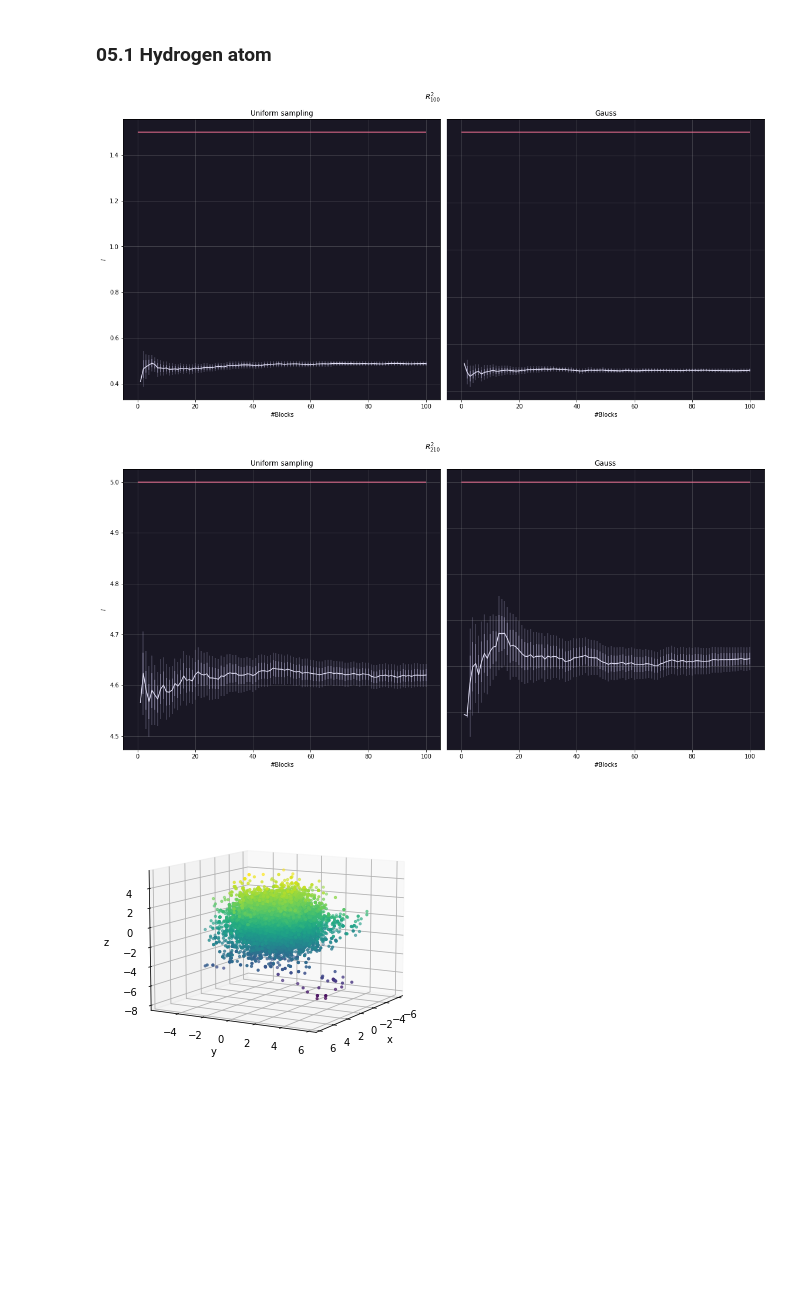
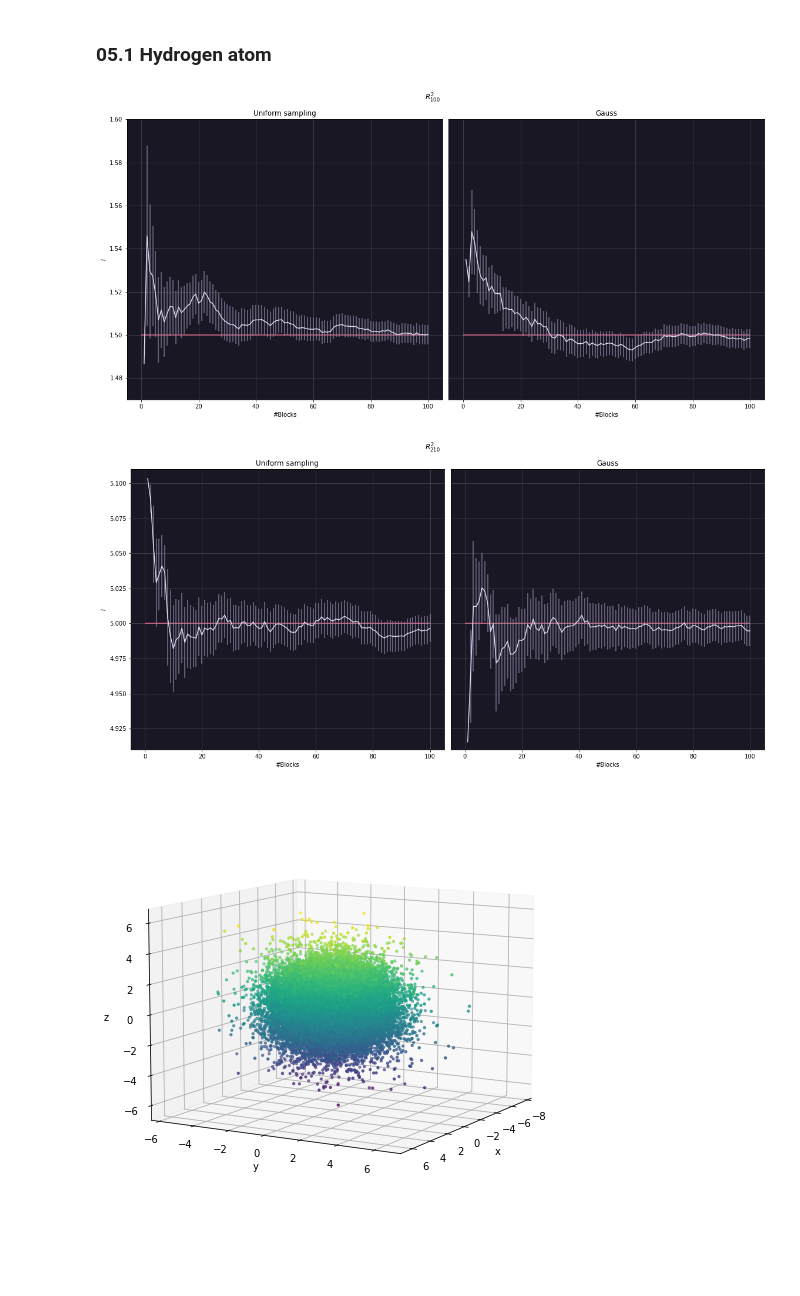
Before and after one commit to ormfav/LsnDavideVallenzasca, a Jupyter notebook: 05/051.ipynb, the cells around one changed output. Drawn from its saved outputs; the diff is of its cells as text; code cells hidden in the pictures; blank space fills up the shorter version.

```diff
--- a/05/051.ipynb
+++ b/05/051.ipynb
@@ -35,8 +35,11 @@ er2 = "#6e6a86" #second error bar
 fig=plt.figure(figsize=(16, 8))
 plt.suptitle('$R^2_{100}$', weight='bold')
 
+y_inf=1.47
+y_sup=1.6
+
 #uniform
-data = np.genfromtxt("out/051-r2_100_unif.csv", delimiter=",", skip_header=1)
+data = np.genfromtxt("out/051-r_100_unif.csv", delimiter=",", skip_header=1)
 x=data[:,0]
 y=data[:,3]
 e=data[:,4]
@@ -44,12 +47,11 @@ e=data[:,4]
 plt.subplot(121)
 fig.axes[0].set_facecolor(stb)
 
-#plt.ylim(y_inf,y_sup)
+plt.ylim(y_inf,y_sup)
 plt.hlines(1.5,0, 100,color=rde)
 #plt.hlines(1.5,0, conf["N_BLOCKS"],color=rde)
 #posso mettere insieme a errorbar? ha senso cambiare tipo di grafico?
 plt.vlines(x,y-e,y+e,color=err,alpha=0.8)
-plt.vlines(x,y-2*e,y+2*e,color=err,alpha=0.4)
 plt.errorbar(x,y,color=ste)
 
 plt.xlabel('#Blocks')
@@ -58,7 +60,7 @@ plt.title("Uniform sampling")
 plt.grid(alpha=0.3)
 
 #importance
-data = np.genfromtxt("out/051-r2_100_gaus.csv", delimiter=",", skip_header=1)
+data = np.genfromtxt("out/051-r_100_gaus.csv", delimiter=",", skip_header=1)
 x=data[:,0]
 y=data[:,3]
 e=data[:,4]
@@ -66,12 +68,11 @@ e=data[:,4]
 plt.subplot(122)
 fig.axes[1].set_facecolor(stb)
 
-#plt.ylim(y_inf,y_sup)
+plt.ylim(y_inf,y_sup)
 plt.hlines(1.5,0, 100,color=rde)
 #plt.hlines(1.5,0, conf["N_BLOCKS"],color=rde)
 #posso mettere insieme a errorbar? ha senso cambiare tipo di grafico?
 plt.vlines(x,y-e,y+e,color=err,alpha=0.8)
-plt.vlines(x,y-2*e,y+2*e,color=err,alpha=0.4)
 plt.errorbar(x,y,color=ste)
 
 plt.tick_params(left=False,labelleft=False)
@@ -82,13 +83,16 @@ plt.grid(alpha=0.3)
 plt.tight_layout()
 plt.show()
 # %% [output]
-[figure, old version]
+[figure, new version]
 # %%
 fig=plt.figure(figsize=(16, 8))
 plt.suptitle('$R^2_{210}$', weight='bold')
 
+y_inf=4.91
+y_sup=5.11
+
 #uniform
-data = np.genfromtxt("out/051-r2_210_unif.csv", delimiter=",", skip_header=1)
+data = np.genfromtxt("out/051-r_210_unif.csv", delimiter=",", skip_header=1)
 x=data[:,0]
 y=data[:,3]
 e=data[:,4]
@@ -96,12 +100,11 @@ e=data[:,4]
 plt.subplot(121)
 fig.axes[0].set_facecolor(stb)
 
-#plt.ylim(y_inf,y_sup)
+plt.ylim(y_inf,y_sup)
 plt.hlines(5,0, 100,color=rde)
 #plt.hlines(5,0, conf["N_BLOCKS"],color=rde)
 #posso mettere insieme a errorbar? ha senso cambiare tipo di grafico?
 plt.vlines(x,y-e,y+e,color=err,alpha=0.8)
-plt.vlines(x,y-2*e,y+2*e,color=err,alpha=0.4)
 plt.errorbar(x,y,color=ste)
 
 plt.xlabel('#Blocks')
@@ -110,7 +113,7 @@ plt.title("Uniform sampling")
 plt.grid(alpha=0.3)
 
 #importance
-data = np.genfromtxt("out/051-r2_210_gaus.csv", delimiter=",", skip_header=1)
+data = np.genfromtxt("out/051-r_210_gaus.csv", delimiter=",", skip_header=1)
 x=data[:,0]
 y=data[:,3]
 e=data[:,4]
@@ -118,12 +121,11 @@ e=data[:,4]
 plt.subplot(122)
 fig.axes[1].set_facecolor(stb)
 
-#plt.ylim(y_inf,y_sup)
+plt.ylim(y_inf,y_sup)
 plt.hlines(5,0, 100,color=rde)
 #plt.hlines(5,0, conf["N_BLOCKS"],color=rde)
 #posso mettere insieme a errorbar? ha senso cambiare tipo di grafico?
 plt.vlines(x,y-e,y+e,color=err,alpha=0.8)
-plt.vlines(x,y-2*e,y+2*e,color=err,alpha=0.4)
 plt.errorbar(x,y,color=ste)
 
 plt.tick_params(left=False,labelleft=False)
@@ -134,27 +136,27 @@ plt.grid(alpha=0.3)
 plt.tight_layout()
 plt.show()
 # %% [output]
-[figure, old version]
+[figure, new version]
 # %%
 import matplotlib
 import matplotlib.pyplot as plt
 import numpy as np
 from mpl_toolkits.mplot3d import Axes3D
-data = np.genfromtxt("Data/points.csv", delimiter=",", skip_header=1)
+data = np.genfromtxt("out/051-points_100_unif.csv", delimiter=",", skip_header=0)
 
 X=data[:,0]
 Y=data[:,1]
 Z=data[:,2]
 
-fig = plt.figure()
-ax = Axes3D(fig)
+fig=plt.figure(figsize=(16, 8))
+ax = plt.axes(projection = '3d')
 ax.scatter(X, Y, Z, c=Z, marker='.')
 ax.set_xlabel('x')
 ax.set_ylabel('y')
 ax.set_zlabel('z')
 ax.view_init(10, 30)
 plt.show()
 # %% [output]
-[figure, old version]
+[figure, new version]
 # %% [markdown]
 ##
```
Also changed, not shown: 7 other files.
